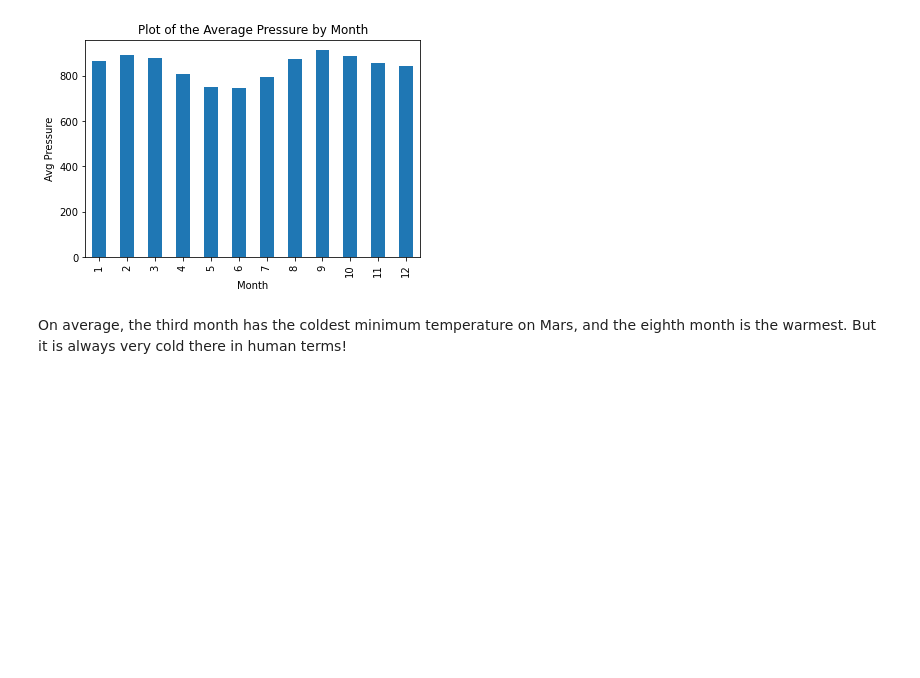
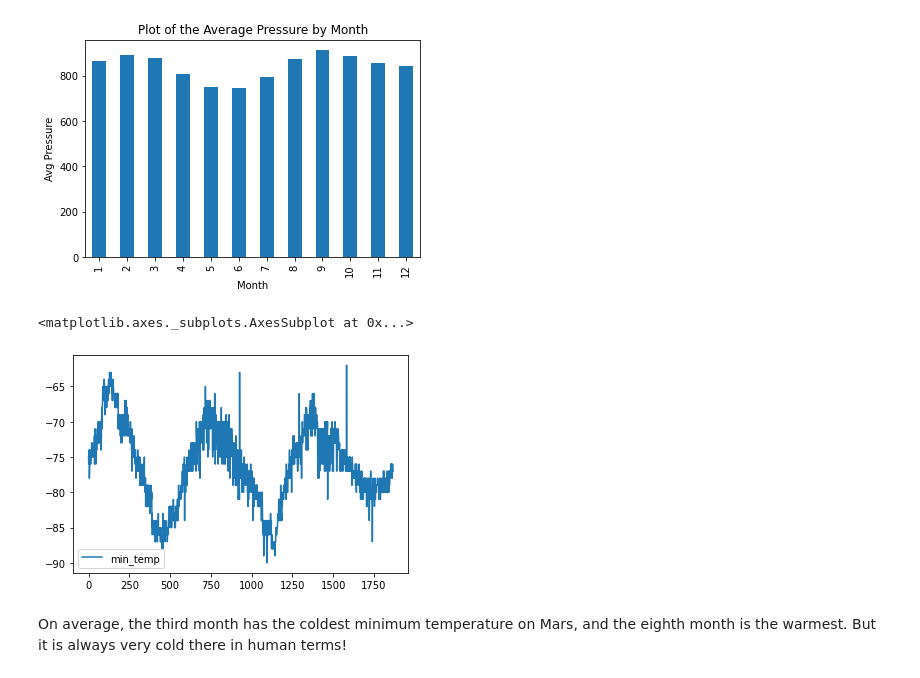
Before and after one commit to HBodden/Mission-to-Mars, a Jupyter notebook: part_2_mars_weather.ipynb, the cells around one changed output. Cells and saved outputs as stored; diff of their text form; code cells hidden in the pictures; blank space fills up the shorter version.

```diff
--- a/part_2_mars_weather.ipynb
+++ b/part_2_mars_weather.ipynb
@@ -242,6 +218,10 @@ Text(0, 0.5, 'Avg Pressure')
 [figure]
 # %%
 # 5. How many terrestrial (earth) days are there in a Martian year?
+mars_df.plot( y='min_temp',kind='line')
+# %% [output]
+<matplotlib.axes._subplots.AxesSubplot at 0x...>
+[figure, added]
 # %% [markdown]
 On average, the third month has the coldest minimum temperature on Mars, and the eighth month is the warmest. But it is always very cold there in human terms!
 # %% [markdown]
```
Also changed, not shown: parts of 3 cells of this notebook, 1 other file.
